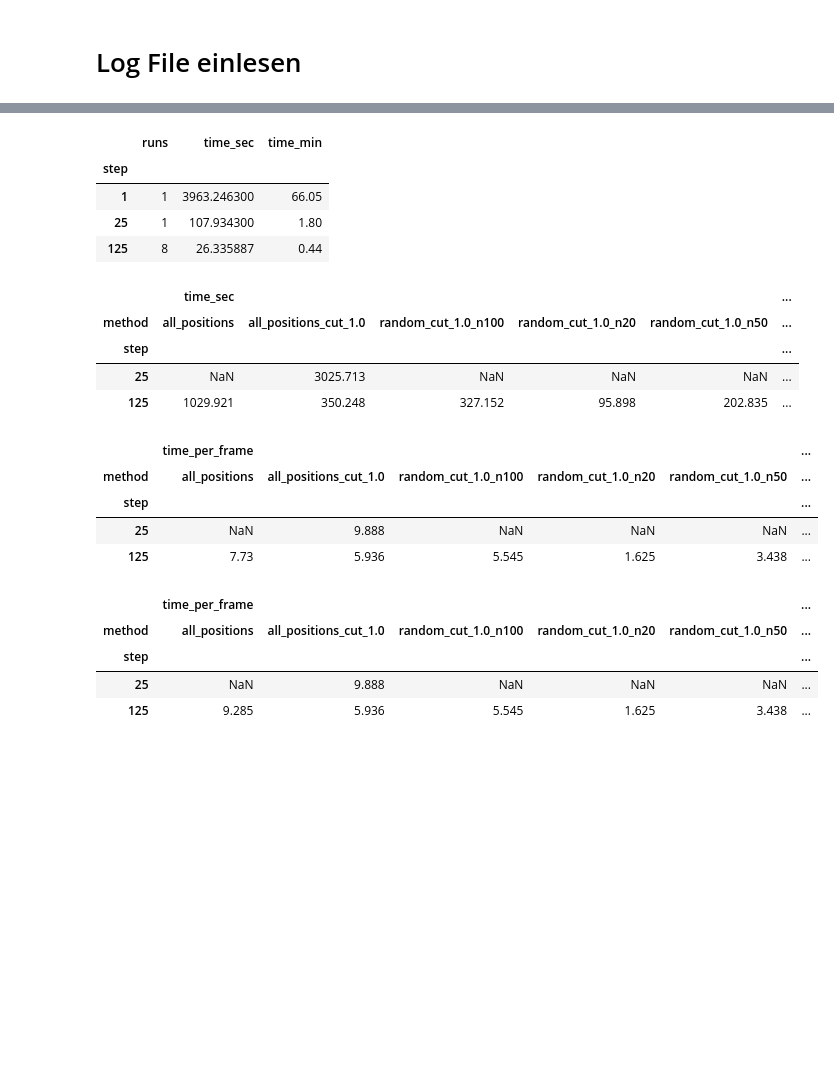
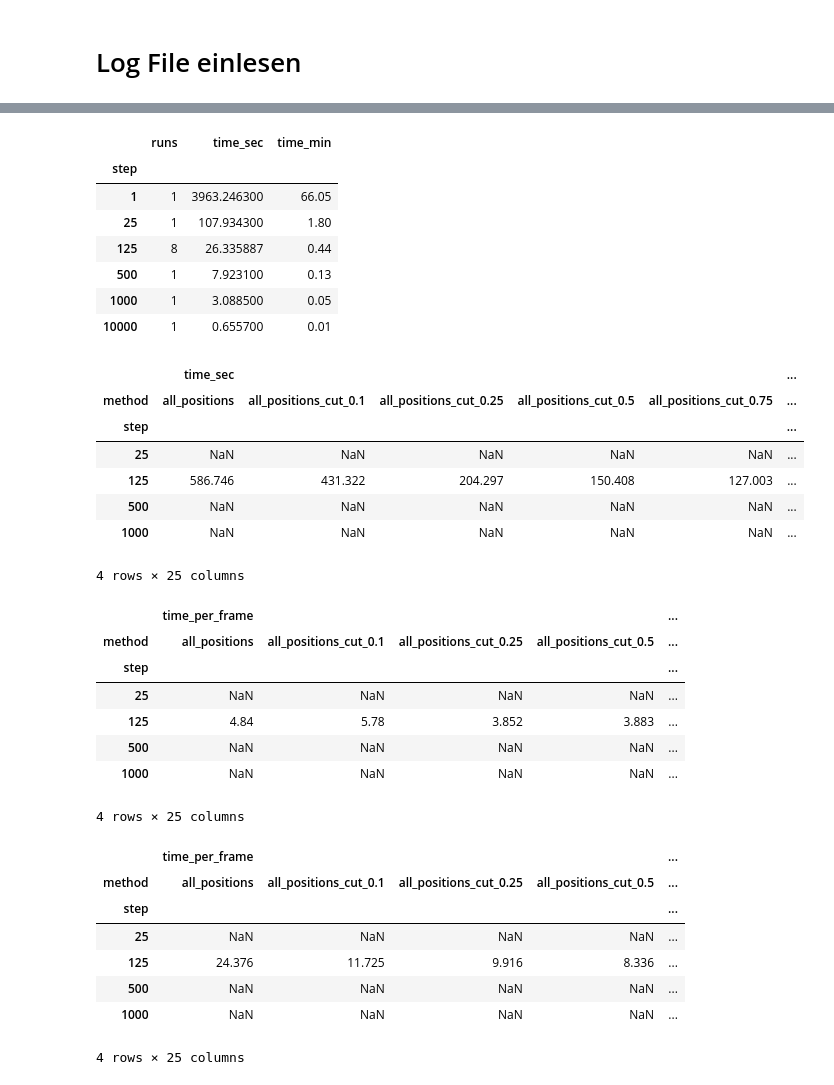
Before and after one commit to maxhartmann1/def-accessible-space, a Jupyter notebook: notebooks/logfile.ipynb, the cells around one changed output, grey strips where cells are left out. Saved outputs shown, nothing was run; the diff lists cells and outputs as text; code cells hidden in the pictures; blank space fills up the shorter version.

```diff
--- a/notebooks/logfile.ipynb
+++ b/notebooks/logfile.ipynb
@@ -3,6 +3,7 @@
 # %%
 import re
 import pandas as pd
+import numpy as np
 
 with open("../berechnung.log", "r") as f:
     lines = f.readlines()
@@ -27,7 +28,7 @@ for line in lines:
         continue
 
     m = re.search(
-        r"Result Spieler (?P<player>\w+): frame step: (?P<step>\d+) \| game: (?P<game_id>\w+) \| zeit: (?P<time>[\d.]+) \| anzahl frame: (?P<n_frames>\d+) \| params: (?P<params>{.*?}) \| method: (?P<method>[\w.]+) \| sample: (?P<samplesize>\d+)",
+        r"Result Spieler (?P<player>\w+): frame step: (?P<step>\d+) \| game: (?P<game_id>\w+) \| zeit: (?P<time>[\d.]+) \| anzahl frame: (?P<n_frames>\d+) \| params: (?P<params>{.*?}) \| method: (?P<method>[\w.]+) \| sample: (?P<samplesize>[\d(), ]+)",
         line
     )
     if m:
@@ -43,12 +44,13 @@ for line in lines:
             "param_opt_step_size": params["opt_step_size"],
             "param_min_dist": params["min_dist"],
             "param_n": params["n"],
-            "sample": int(m["samplesize"])
+            "sample": m["samplesize"],
+            "params": params
         })
         continue
+
     else:
         print(line)
-
 
 df_games = pd.DataFrame(records_game)
 df_player = pd.DataFrame(records_player)
@@ -81,9 +83,13 @@ df_games_grouped
 | 1 | 1 | 3963.246300 | 66.05 |
 | 25 | 1 | 107.934300 | 1.80 |
 | 125 | 8 | 26.335887 | 0.44 |
+| 500 | 1 | 7.923100 | 0.13 |
+| 1000 | 1 | 3.088500 | 0.05 |
+| 10000 | 1 | 0.655700 | 0.01 |
 # %%
 # Player DF mit 125 Step auswerten
 df = df_player.copy()
+df["sample"] = df["sample"].apply(lambda x: int(eval(x)[0]+(eval(x)[1]*eval(x)[2])) if isinstance(eval(x), tuple) else eval(x))
 df["method"] = df.apply(
     lambda row: f"{row['method']}_n{int(row['param_n'])}" if "random" in row["method"] else row["method"],
     axis=1
@@ -155,46 +161,55 @@ pivot_mean = pd.pivot_table(
 pivot_mean_trim = pd.pivot_table(
     df_trim,
     index=["step"],
     columns="method",
     values=["time_per_frame"],
     aggfunc="mean"
 ).round(3)
 pivot_max = pd.pivot_table(
     df,
     index=["step"],
     columns="method",
     values=["time_per_frame"],
     aggfunc="max"
 ).round(3)
 pivot_max_trim = pd.pivot_table(
     df_trim,
     index=["step"],
     columns="method",
     values=["time_per_frame"],
     aggfunc="max"
 ).round(3)
 display(pivot_total)
 # display(pivot_total_trim)
 display(pivot_mean)
 # display(pivot_mean_trim)
 display(pivot_max)
 # display(pivot_max_trim)
 # %% [output]
 |  | time_sec |  |  |  |  | ... |
-| method | all_positions | all_positions_cut_1.0 | random_cut_1.0_n100 | random_cut_1.0_n20 | random_cut_1.0_n50 | ... |
+| method | all_positions | all_positions_cut_0.1 | all_positions_cut_0.25 | all_positions_cut_0.5 | all_positions_cut_0.75 | ... |
 | step |  |  |  |  |  | ... |
-| 25 | NaN | 3025.713 | NaN | NaN | NaN | ... |
-| 125 | 1029.921 | 350.248 | 327.152 | 95.898 | 202.835 | ... |
+| 25 | NaN | NaN | NaN | NaN | NaN | ... |
+| 125 | 586.746 | 431.322 | 204.297 | 150.408 | 127.003 | ... |
+| 500 | NaN | NaN | NaN | NaN | NaN | ... |
+| 1000 | NaN | NaN | NaN | NaN | NaN | ... |
+4 rows × 25 columns
-|  | time_per_frame |  |  |  |  | ... |
-| method | all_positions | all_positions_cut_1.0 | random_cut_1.0_n100 | random_cut_1.0_n20 | random_cut_1.0_n50 | ... |
-| step |  |  |  |  |  | ... |
-| 25 | NaN | 9.888 | NaN | NaN | NaN | ... |
-| 125 | 7.73 | 5.936 | 5.545 | 1.625 | 3.438 | ... |
+|  | time_per_frame |  |  |  | ... |
+| method | all_positions | all_positions_cut_0.1 | all_positions_cut_0.25 | all_positions_cut_0.5 | ... |
+| step |  |  |  |  | ... |
+| 25 | NaN | NaN | NaN | NaN | ... |
+| 125 | 4.84 | 5.78 | 3.852 | 3.883 | ... |
+| 500 | NaN | NaN | NaN | NaN | ... |
+| 1000 | NaN | NaN | NaN | NaN | ... |
+4 rows × 25 columns
-|  | time_per_frame |  |  |  |  | ... |
-| method | all_positions | all_positions_cut_1.0 | random_cut_1.0_n100 | random_cut_1.0_n20 | random_cut_1.0_n50 | ... |
-| step |  |  |  |  |  | ... |
-| 25 | NaN | 9.888 | NaN | NaN | NaN | ... |
-| 125 | 9.285 | 5.936 | 5.545 | 1.625 | 3.438 | ... |
+|  | time_per_frame |  |  |  | ... |
+| method | all_positions | all_positions_cut_0.1 | all_positions_cut_0.25 | all_positions_cut_0.5 | ... |
+| step |  |  |  |  | ... |
+| 25 | NaN | NaN | NaN | NaN | ... |
+| 125 | 24.376 | 11.725 | 9.916 | 8.336 | ... |
+| 500 | NaN | NaN | NaN | NaN | ... |
+| 1000 | NaN | NaN | NaN | NaN | ... |
+4 rows × 25 columns
 # %%
 import seaborn as sns, matplotlib.pyplot as plt
 df_125 = df_trim[df_trim["step"] == 125]
```
Also changed, not shown: parts of 3 cells of this notebook, 15 other files.
